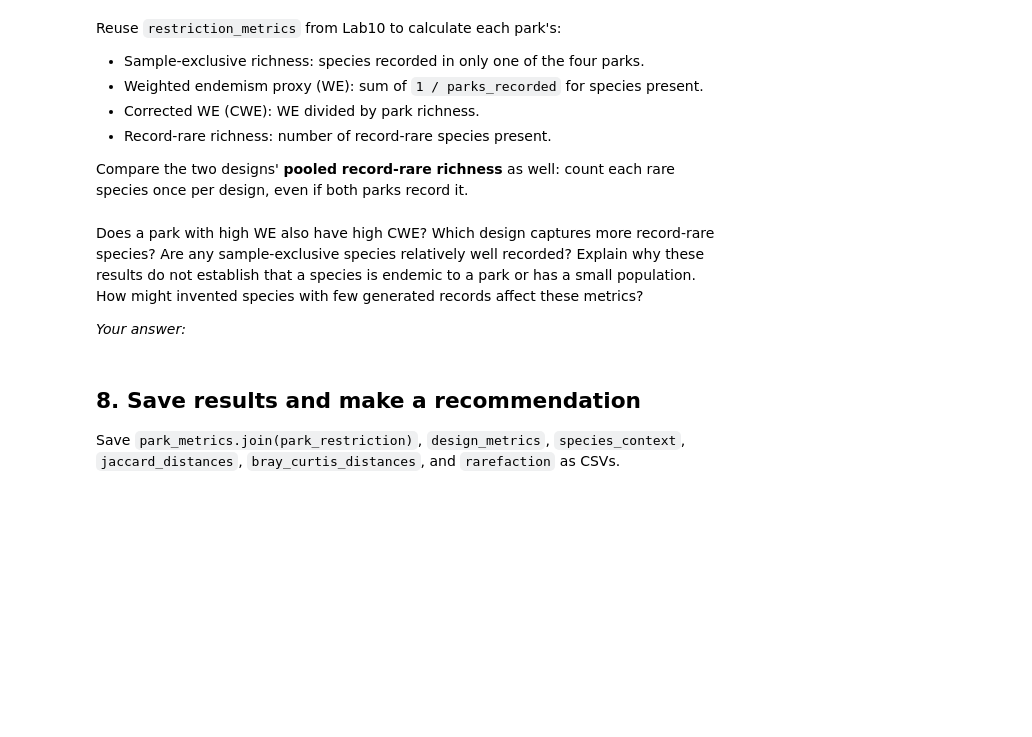
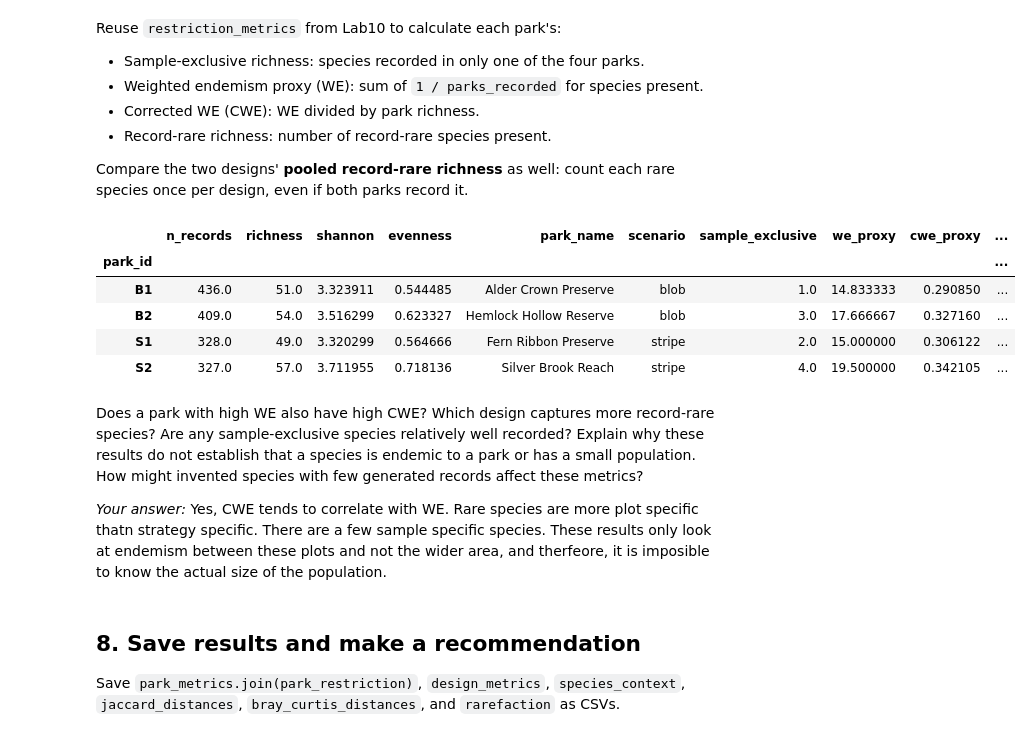
Before and after one commit to Gyrosigma/BIO597-SpatialBiodiversity, a Jupyter notebook: docs/assignments/Assignment-10-SpatialCommunityComposition.ipynb, the cells around one changed output. Drawn from its saved outputs; the diff is of its cells as text; code cells hidden in the pictures; blank space fills up the shorter version.

```diff
--- a/docs/assignments/Assignment-10-SpatialCommunityComposition.ipynb
+++ b/docs/assignments/Assignment-10-SpatialCommunityComposition.ipynb
@@ -186,3 +349,22 @@ print("B1 versus B2:", braycurtis(community.loc["B1"], community.loc["B2"]))
 
 # Build and display bray_curtis_distances using the Jaccard loop pattern.
 # For each within-design pair, divide each row by its sum and compare again.
+bray_curtis_distances = pd.DataFrame(index=park_order, columns=park_order, dtype=float)
+for park_a in park_order:
+    for park_b in park_order:
+        bray_curtis_distances.loc[park_a, park_b] = braycurtis(
+            community.loc[park_a], community.loc[park_b]
+        )
+display(bray_curtis_distances.round(2))
+
+relative = community.div(community.sum(axis=1), axis=0)
+
+results = []
+for park_a, park_b in [("B1", "B2"), ("S1", "S2")]:
+    results.append({
+        "pair": f"{park_a} vs. {park_b}",
+        "raw_bray_curtis": bray_curtis_distances.loc[park_a, park_b],
+        "relative_bray_curtis": braycurtis(relative.loc[park_a], relative.loc[park_b]),
+    })
+
+display(pd.DataFrame(results).set_index("pair").round(2))
@@ -247,10 +472,47 @@ species once per design, even if both parks record it.
 # %%
 # Copy the restriction_metrics function from Lab10.
 # Calculate park_restriction = restriction_metrics(community).
 # Display park_metrics.join(park_restriction).
 
 # For each design, loop through rare_species.
 # Count a species once if design_counts.loc[design, species] > 0.
+
+def restriction_metrics(community_counts):
+    occupancy = (community_counts > 0).sum(axis=0)
+    results = pd.DataFrame(
+        index=community_counts.index,
+        columns=["sample_exclusive", "we_proxy", "cwe_proxy", "record_rare_richness"],
+        dtype=float,
+    )
+    for unit, counts in community_counts.iterrows():
+        species_here = counts[counts > 0].index
+        if len(species_here) == 0:
+            continue
+        exclusive = 0
+        rare = 0
+        weighted_endemism = 0
+        for species in species_here:
+            occupied_units = occupancy[species]
+            weighted_endemism += 1 / occupied_units
+            if occupied_units == 1:
+                exclusive += 1
+            if species in rare_species:
+                rare += 1
+        results.loc[unit, "sample_exclusive"] = exclusive
+        results.loc[unit, "we_proxy"] = weighted_endemism
+        results.loc[unit, "cwe_proxy"] = weighted_endemism / len(species_here)
+        results.loc[unit, "record_rare_richness"] = rare
+    return results
+
+park_restriction = restriction_metrics(community)
+display(park_metrics.join(park_restriction))
+# %% [output]
+|  | n_records | richness | shannon | evenness | park_name | scenario | sample_exclusive | we_proxy | cwe_proxy | ... |
+| park_id |  |  |  |  |  |  |  |  |  | ... |
+| B1 | 436.0 | 51.0 | 3.323911 | 0.544485 | Alder Crown Preserve | blob | 1.0 | 14.833333 | 0.290850 | ... |
+| B2 | 409.0 | 54.0 | 3.516299 | 0.623327 | Hemlock Hollow Reserve | blob | 3.0 | 17.666667 | 0.327160 | ... |
+| S1 | 328.0 | 49.0 | 3.320299 | 0.564666 | Fern Ribbon Preserve | stripe | 2.0 | 15.000000 | 0.306122 | ... |
+| S2 | 327.0 | 57.0 | 3.711955 | 0.718136 | Silver Brook Reach | stripe | 4.0 | 19.500000 | 0.342105 | ... |
 # %% [markdown]
 Does a park with high WE also have high CWE? Which design captures more
 record-rare species? Are any sample-exclusive species relatively well recorded?
@@ -258,7 +520,7 @@ Explain why these results do not establish that a species is endemic to a park
 or has a small population. How might invented species with few generated
 records affect these metrics?
 
-*Your answer:*
+*Your answer:* Yes, CWE tends to correlate with WE. Rare species are more plot specific thatn strategy specific. There are a few sample specific species. These results only look at endemism between these plots and not the wider area, and therfeore, it is imposible to know the actual size of the population.
 # %% [markdown]
 ## 8. Save results and make a recommendation
 
```
Also changed, not shown: parts of 23 cells of this notebook.
